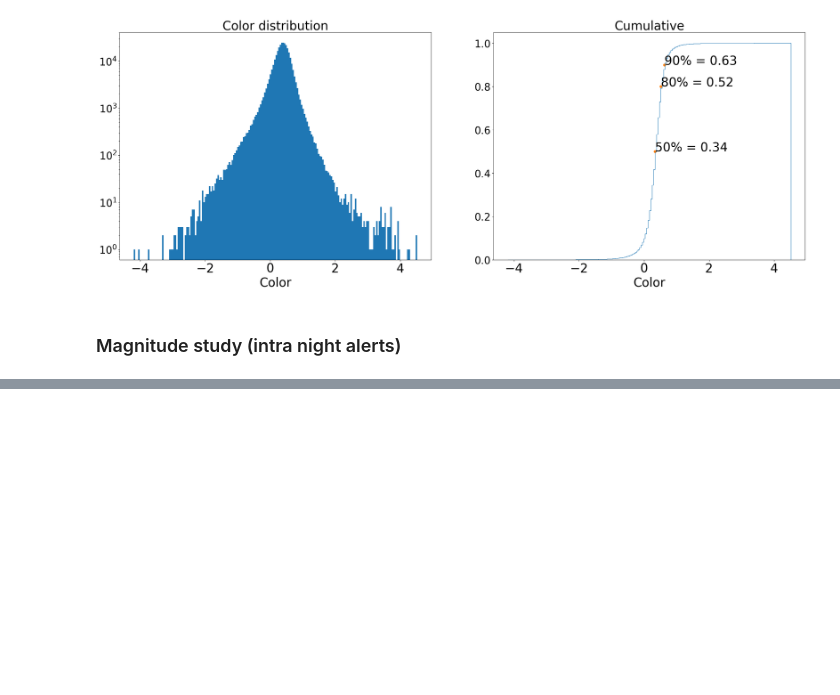
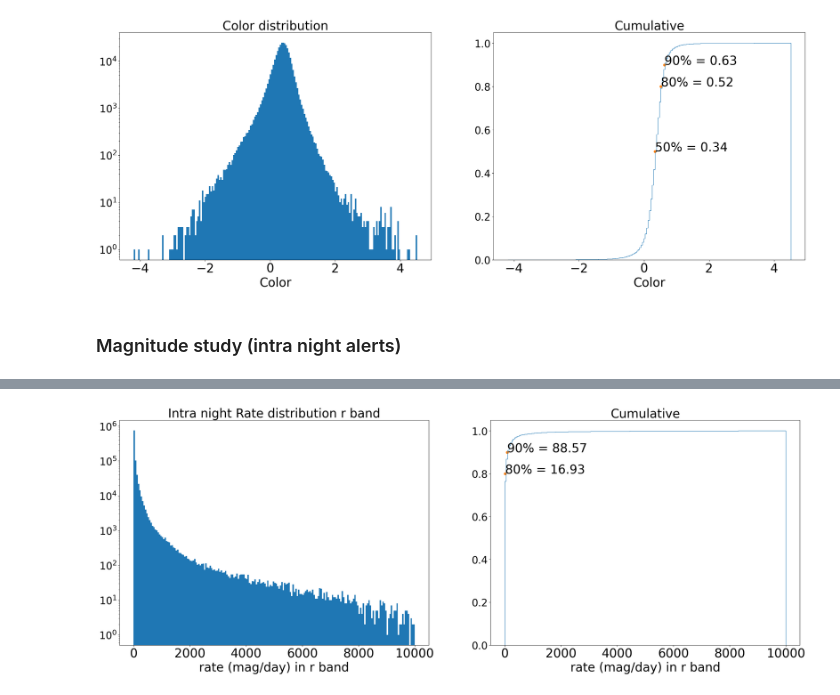
Before and after one commit to FusRoman/fink-fat, a Jupyter notebook: notebook/parameters_selection/mag_study.ipynb, the cells around one changed output, grey strips where cells are left out. Saved outputs shown, nothing was run; the diff lists cells and outputs as text; code cells hidden in the pictures; blank space fills up the shorter version.

```diff
--- a/notebook/parameters_selection/mag_study.ipynb
+++ b/notebook/parameters_selection/mag_study.ipynb
@@ -84,0 +93,5 @@ KeyboardInterrupt:
+# %%
+sup_lim = 10000
+es.plot_hist_and_cdf(intra_rate_r, [0, sup_lim], "Intra night Rate distribution r band", "rate (mag/day) in r band", "", [0, sup_lim], "Cumulative", "rate (mag/day) in r band", "")
+# %% [output]
+[figure, added]
```
Also changed, not shown: parts of 5 cells of this notebook, 5 other files.
